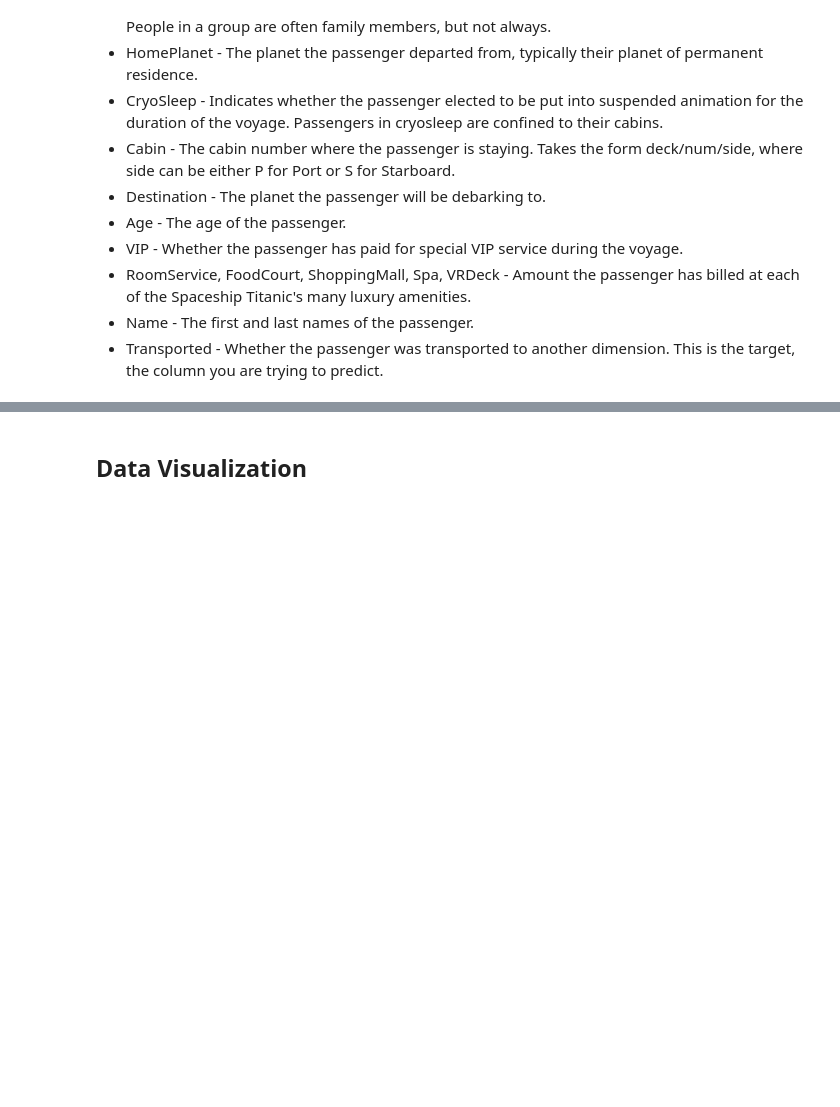
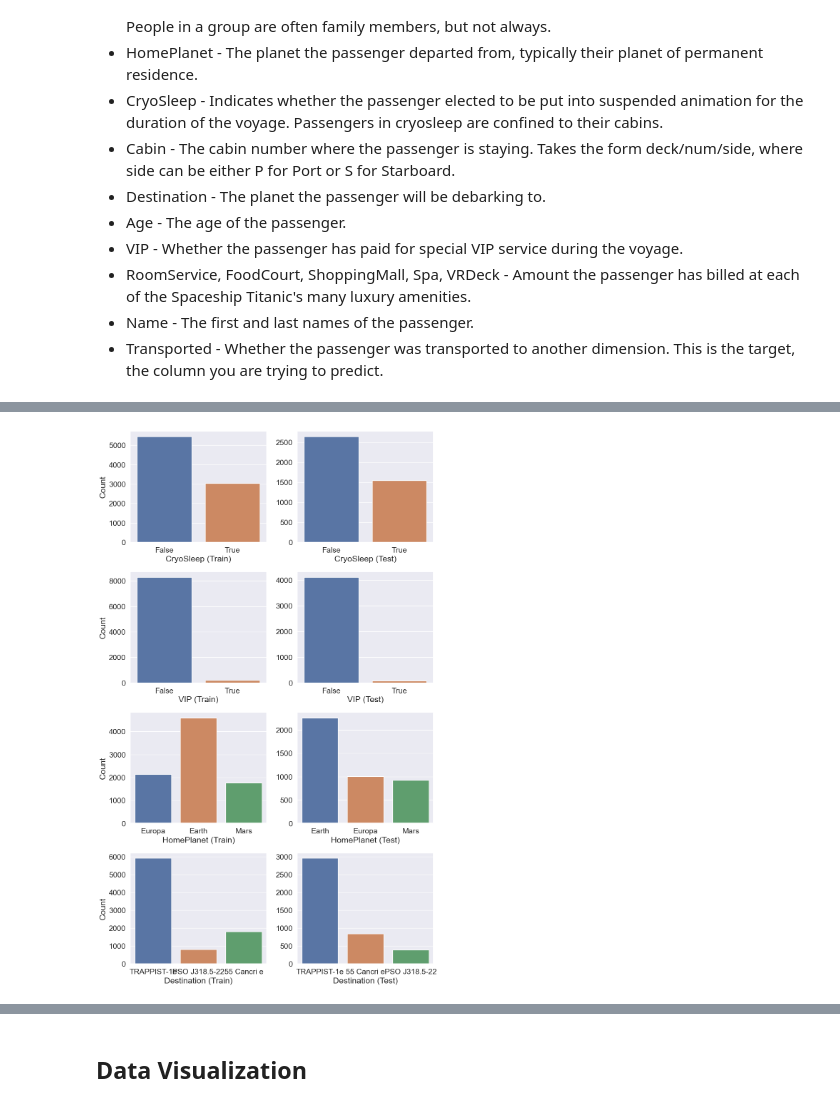
Before and after one commit to GuillermoIzquierdo/Spaceship-Project, a Jupyter notebook: notebooks/preliminary-exploration.ipynb, the cells around one changed output, grey strips where cells are left out. Saved outputs shown, nothing was run; the diff lists cells and outputs as text; code cells hidden in the pictures; blank space fills up the shorter version.

```diff
--- a/notebooks/preliminary-exploration.ipynb
+++ b/notebooks/preliminary-exploration.ipynb
@@ -131,0 +131,23 @@ pd.concat([train_missing_percentage, test_missing_percentage, missing_difference
+# %%
+cat_features = ['CryoSleep', 'VIP', 'HomePlanet', 'Destination']
+
+plt.figure(figsize=(10, 16))
+
+for index, feature in enumerate(cat_features):
+
+    plt.subplot(4, 2, 2 * index + 1)
+    sns.countplot(data = df, x = feature)
+
+    plt.xlabel(f'{feature} (Train)')
+    plt.ylabel('Count')
+
+    plt.subplot(4, 2, 2 * index + 2)
+    sns.countplot(data = df_test, x = feature)
+
+    plt.xlabel(f'{feature} (Test)')
+    plt.ylabel('')
+
+plt.tight_layout()
+plt.show()
+# %% [output]
+[figure, added]
```
Also changed, not shown: parts of 16 cells of this notebook.
